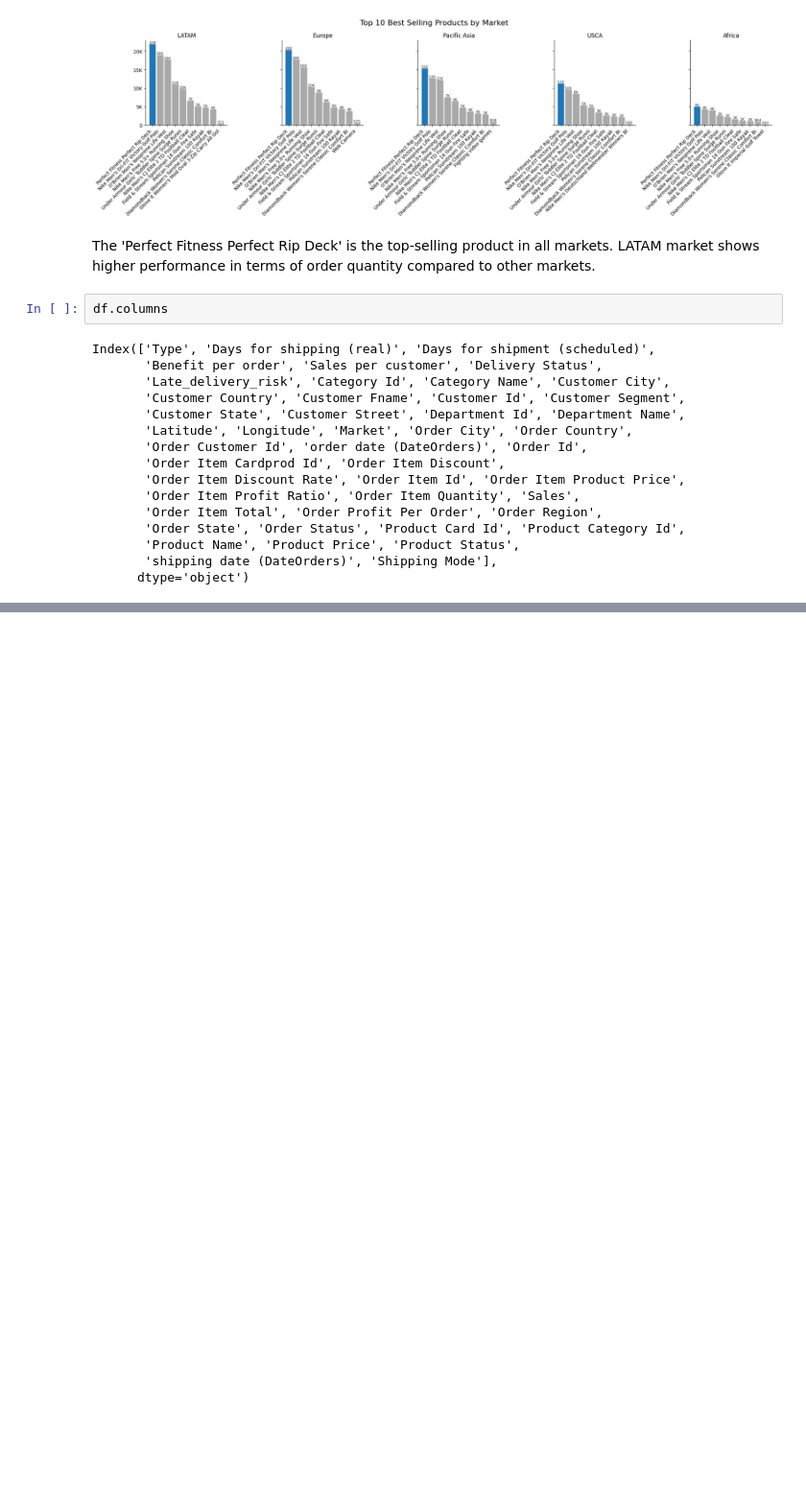
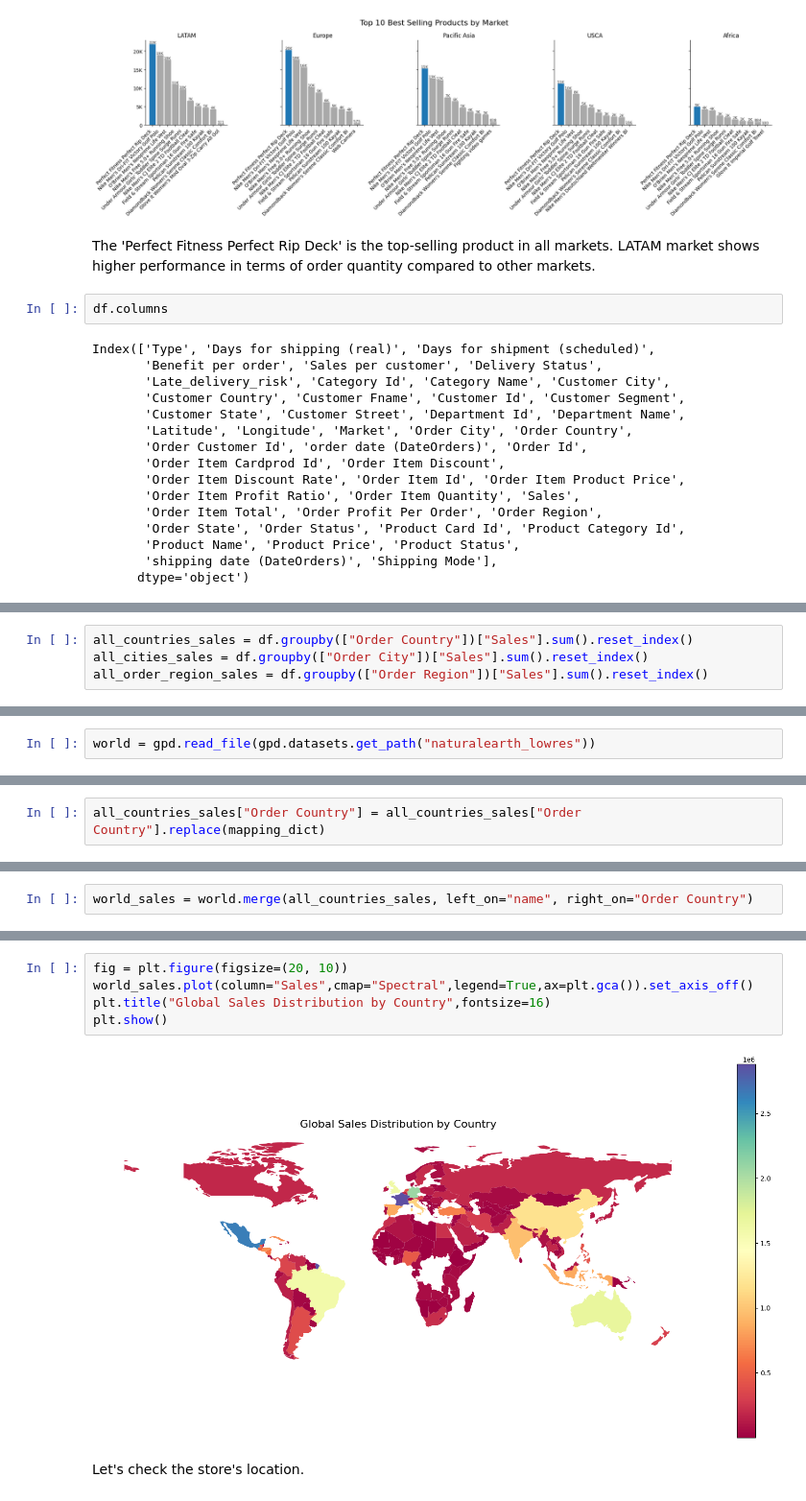
Before and after one commit to emirhansilsupur/supply-chain-analytics-forecasting, a Jupyter notebook: SC_Analytics_Forecasting.ipynb, the cells around one changed output, grey strips where cells are left out. Shown at 96% size. Drawn from its saved outputs; the diff is of its cells as text; blank space fills up the shorter version.

Commit message:
Create world map with geopandas

```diff
--- a/SC_Analytics_Forecasting.ipynb
+++ b/SC_Analytics_Forecasting.ipynb
@@ -350,0 +322,4 @@ df.groupby("Market")["Benefit per order"].mean().reset_index()
+# %%
+all_countries_sales = df.groupby(["Order Country"])["Sales"].sum().reset_index()
+all_cities_sales = df.groupby(["Order City"])["Sales"].sum().reset_index()
+all_order_region_sales = df.groupby(["Order Region"])["Sales"].sum().reset_index()
@@ -350,0 +335,2 @@ df.groupby("Market")["Benefit per order"].mean().reset_index()
+# %%
+world = gpd.read_file(gpd.datasets.get_path("naturalearth_lowres"))
@@ -350,0 +475,2 @@ df.groupby("Market")["Benefit per order"].mean().reset_index()
+# %%
+all_countries_sales["Order Country"] = all_countries_sales["Order Country"].replace(mapping_dict)
@@ -350,0 +479,2 @@ df.groupby("Market")["Benefit per order"].mean().reset_index()
+# %%
+world_sales = world.merge(all_countries_sales, left_on="name", right_on="Order Country")
@@ -350,0 +490,9 @@ df.groupby("Market")["Benefit per order"].mean().reset_index()
+# %%
+fig = plt.figure(figsize=(20, 10))
+world_sales.plot(column="Sales",cmap="Spectral",legend=True,ax=plt.gca()).set_axis_off()
+plt.title("Global Sales Distribution by Country",fontsize=16)
+plt.show()
+# %% [output]
+[figure, added]
+# %% [markdown]
+Let's check the store's location.
```
Also changed, not shown: parts of 20 cells of this notebook.
